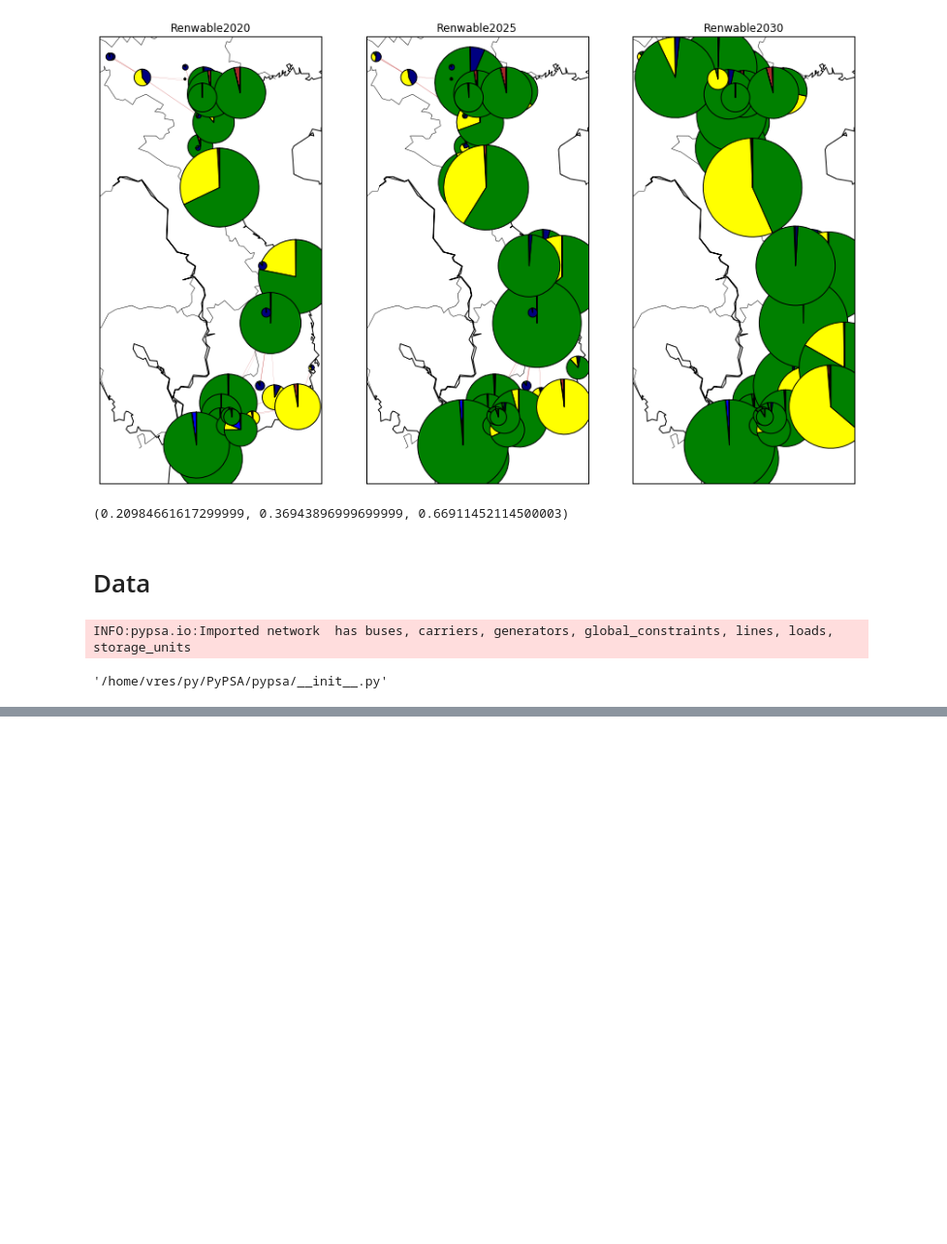
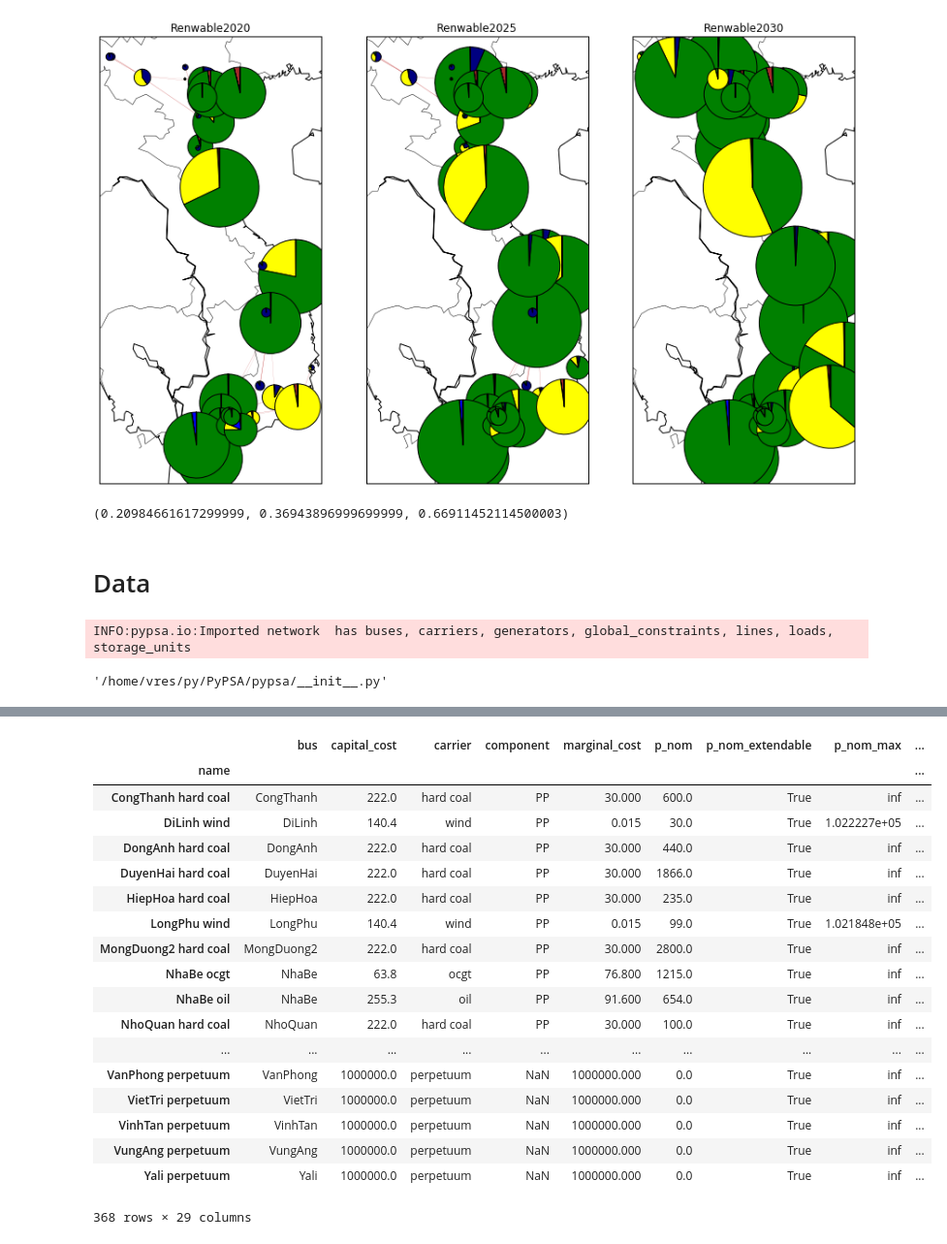
Before and after one commit to alexfias/ReVietSys, a Jupyter notebook: analysis.ipynb, the cells around one changed output, grey strips where cells are left out. Shown at 97% size. Saved outputs shown, nothing was run; the diff lists cells and outputs as text; code cells hidden in the pictures; blank space fills up the shorter version.

```diff
--- a/analysis.ipynb
+++ b/analysis.ipynb
@@ -356,0 +459,22 @@ pypsa.__file__
+# %%
+n3_dev.generators
+# %% [output]
+|  | bus | capital_cost | carrier | component | marginal_cost | p_nom | p_nom_extendable | p_nom_max | ... |
+| name |  |  |  |  |  |  |  |  | ... |
+| CongThanh hard coal | CongThanh | 222.0 | hard coal | PP | 30.000 | 600.0 | True | inf | ... |
+| DiLinh wind | DiLinh | 140.4 | wind | PP | 0.015 | 30.0 | True | 1.022227e+05 | ... |
+| DongAnh hard coal | DongAnh | 222.0 | hard coal | PP | 30.000 | 440.0 | True | inf | ... |
+| DuyenHai hard coal | DuyenHai | 222.0 | hard coal | PP | 30.000 | 1866.0 | True | inf | ... |
+| HiepHoa hard coal | HiepHoa | 222.0 | hard coal | PP | 30.000 | 235.0 | True | inf | ... |
+| LongPhu wind | LongPhu | 140.4 | wind | PP | 0.015 | 99.0 | True | 1.021848e+05 | ... |
+| MongDuong2 hard coal | MongDuong2 | 222.0 | hard coal | PP | 30.000 | 2800.0 | True | inf | ... |
+| NhaBe ocgt | NhaBe | 63.8 | ocgt | PP | 76.800 | 1215.0 | True | inf | ... |
+| NhaBe oil | NhaBe | 255.3 | oil | PP | 91.600 | 654.0 | True | inf | ... |
+| NhoQuan hard coal | NhoQuan | 222.0 | hard coal | PP | 30.000 | 100.0 | True | inf | ... |
+| ... | ... | ... | ... | ... | ... | ... | ... | ... | ... |
+| VanPhong perpetuum | VanPhong | 1000000.0 | perpetuum | NaN | 1000000.000 | 0.0 | True | inf | ... |
+| VietTri perpetuum | VietTri | 1000000.0 | perpetuum | NaN | 1000000.000 | 0.0 | True | inf | ... |
+| VinhTan perpetuum | VinhTan | 1000000.0 | perpetuum | NaN | 1000000.000 | 0.0 | True | inf | ... |
+| VungAng perpetuum | VungAng | 1000000.0 | perpetuum | NaN | 1000000.000 | 0.0 | True | inf | ... |
+| Yali perpetuum | Yali | 1000000.0 | perpetuum | NaN | 1000000.000 | 0.0 | True | inf | ... |
+368 rows × 29 columns
```
Also changed, not shown: parts of 13 cells of this notebook, 56 other files.
